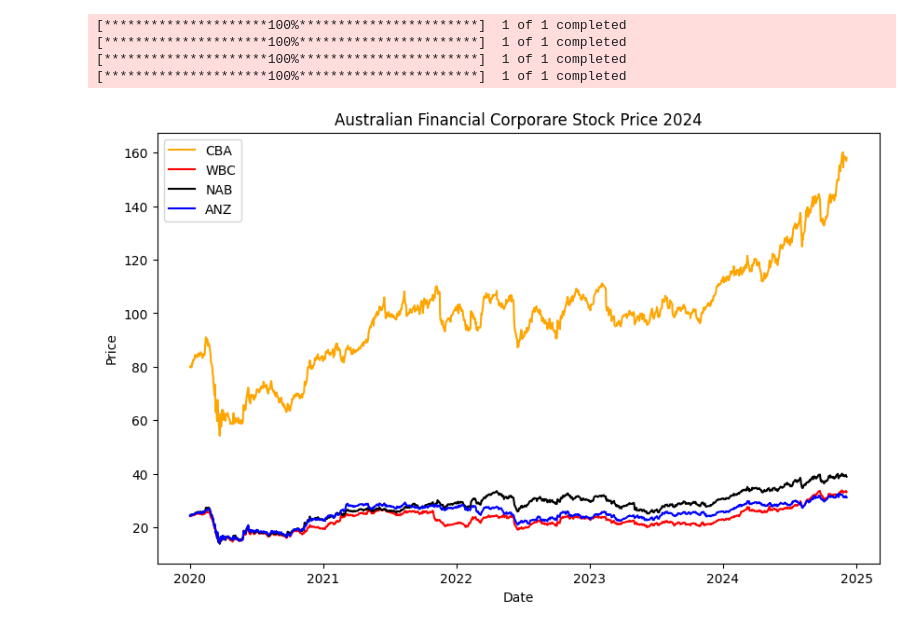
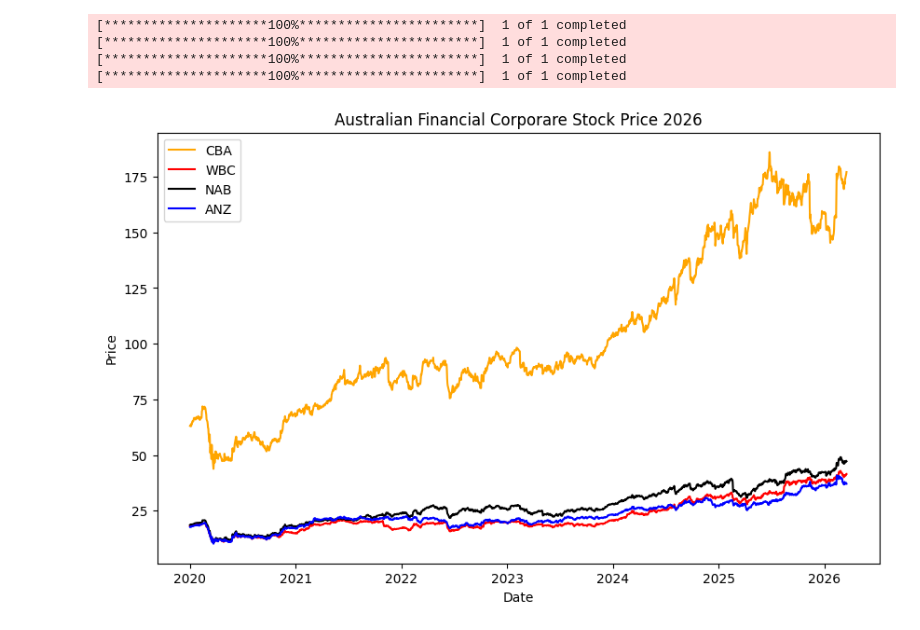
Before and after one commit to pnminh1914/Australia-Financial-Corporates-Stock-Analysis, a Jupyter notebook: prophet.ipynb, the cells around one changed output. Saved outputs shown, nothing was run; the diff lists cells and outputs as text; code cells hidden in the pictures.

```diff
--- a/prophet.ipynb
+++ b/prophet.ipynb
@@ -10,27 +10,27 @@ warnings.filterwarnings("ignore", category=FutureWarning, module="prophet.plot")
 # %%
 # Download stock data for corporates
 stock_data_comm = yf.download('CBA.AX', start='2020-01-01')
 stock_data_westpac = yf.download('WBC.AX', start='2020-01-01')
 stock_data_nab = yf.download('NAB.AX', start='2020-01-01')
 stock_data_anz = yf.download('ANZ.AX', start='2020-01-01')
 
 # Plot the stock prices
 plt.figure(figsize=(10,6))
 plt.plot(stock_data_comm['Close'], label = 'CBA', color = 'orange')
 plt.plot(stock_data_westpac['Close'], label = 'WBC', color = 'red')
 plt.plot(stock_data_nab['Close'], label = 'NAB', color = 'black')
 plt.plot(stock_data_anz['Close'], label = 'ANZ', color = 'blue')
-plt.title('Australian Financial Corporare Stock Price 2024')
+plt.title('Australian Financial Corporare Stock Price 2026')
 plt.xlabel('Date')
 plt.ylabel('Price')
 plt.legend()
 plt.show()
 # %% [output]
 [*********************100%***********************]  1 of 1 completed
 [*********************100%***********************]  1 of 1 completed
 [*********************100%***********************]  1 of 1 completed
 [*********************100%***********************]  1 of 1 completed
-[figure, old version]
+[figure, new version]
 # %%
 def stock_price_prediction(df, data_column, periods):
     prophet_df = df["Close"]
```
Also changed, not shown: parts of 1 cell of this notebook, 1 other file.
